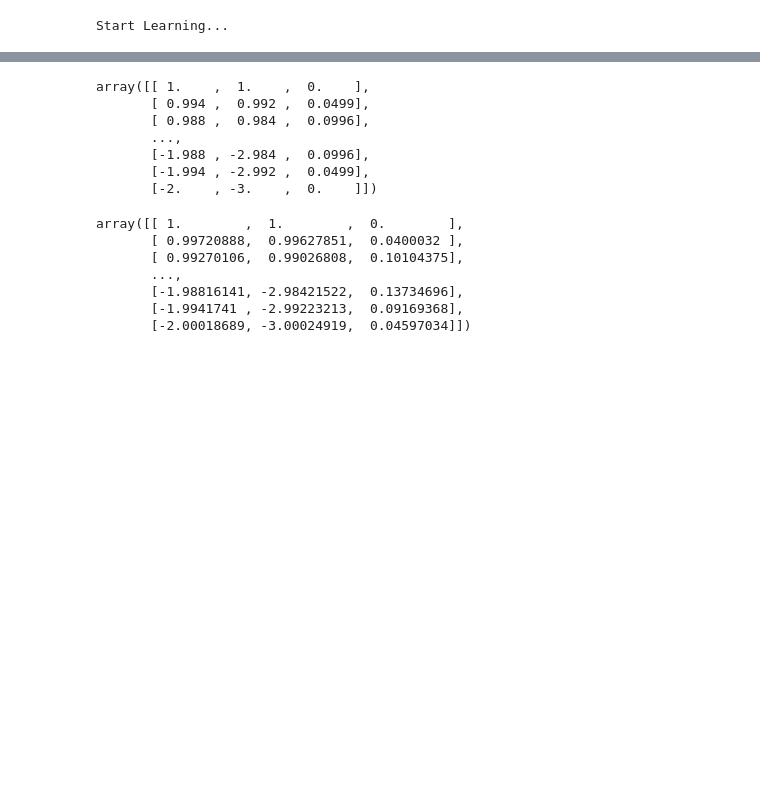
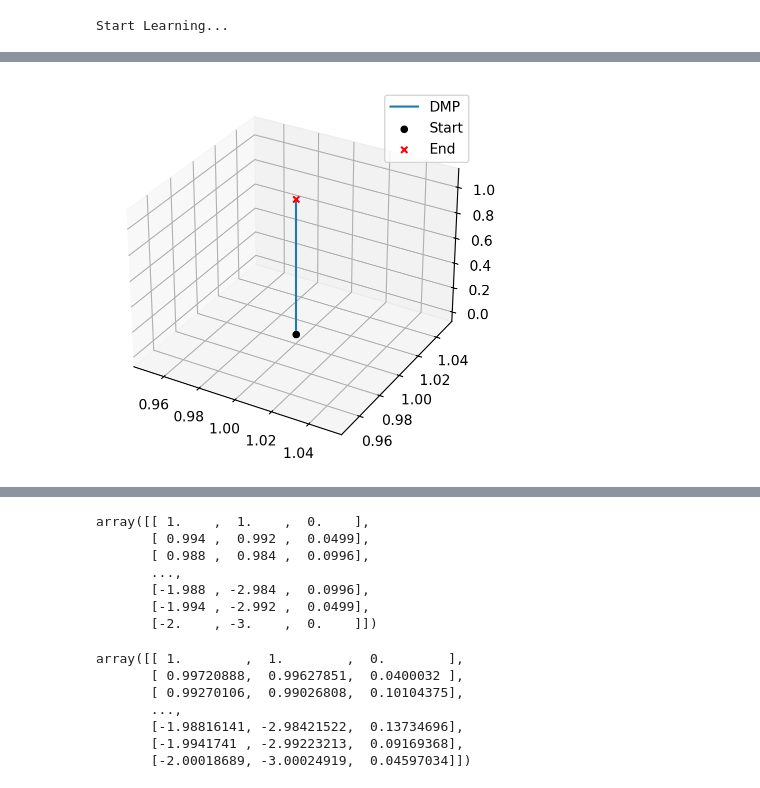
Before and after one commit to simonblaue/masterarbeit, a Jupyter notebook: tests.ipynb, the cells around one changed output, grey strips where cells are left out. Saved outputs shown, nothing was run; the diff lists cells and outputs as text; code cells hidden in the pictures; blank space fills up the shorter version.

```diff
--- a/tests.ipynb
+++ b/tests.ipynb
@@ -44,0 +41,4 @@ array([[ 1.000000e+00,  1.000000e+00,  0.000000e+00],
+# %%
+plotting.trj_3d([data_dmp], ["DMP"], legend=True)
+# %% [output]
+[figure, added]
```
Also changed, not shown: parts of 6 cells of this notebook, 1 other file.
